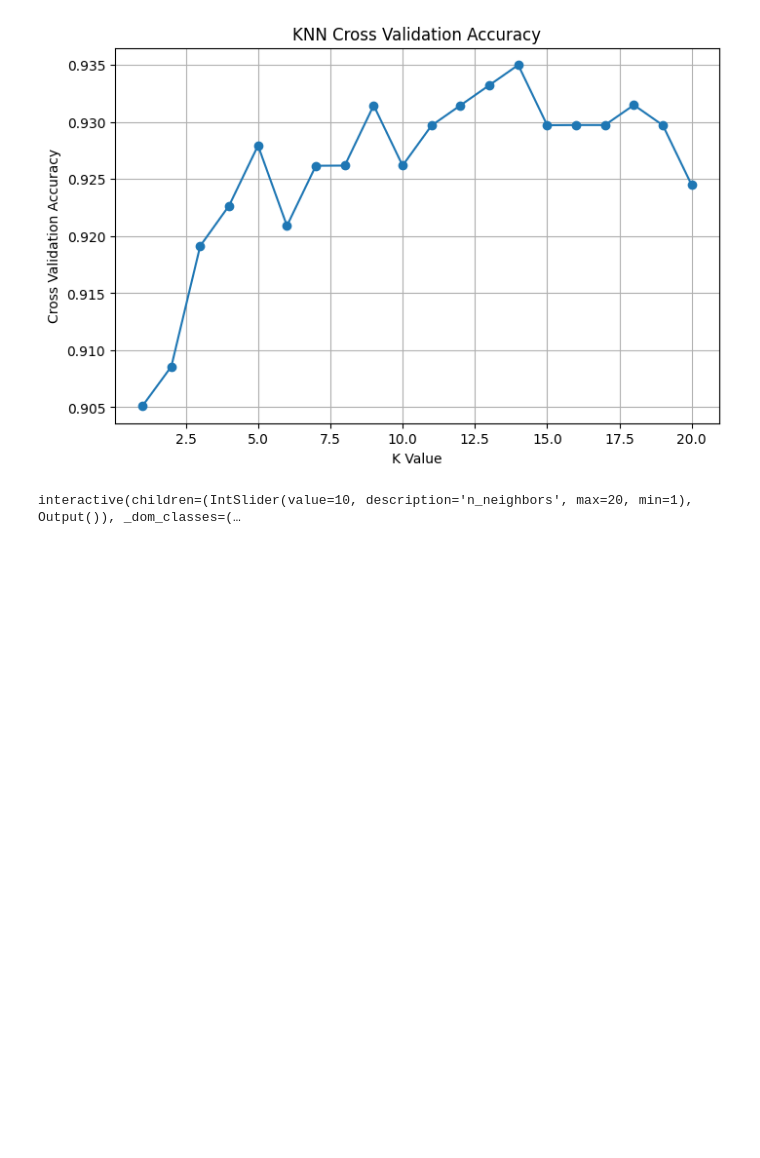
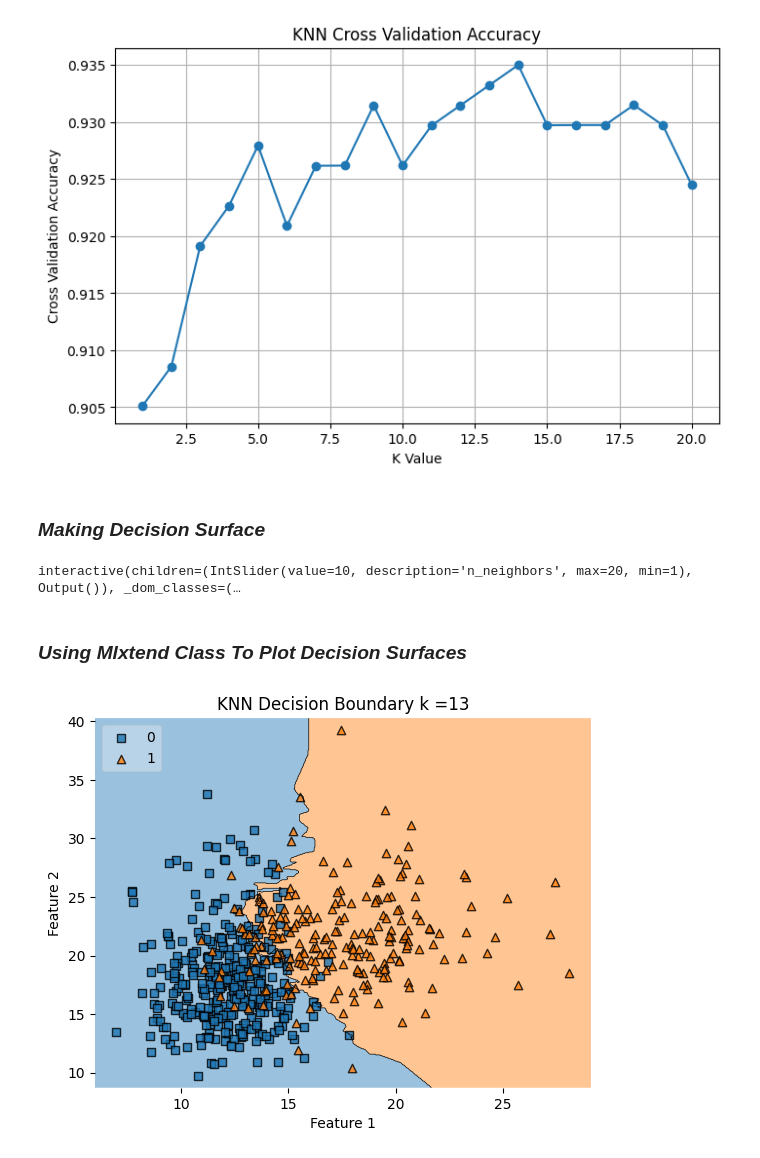
Before and after one commit to PradhumanSoni/Learn_ML, a Jupyter notebook: KNN/knn-on-breast-cancer-dataset.ipynb, the cells around one changed output. Saved outputs shown, nothing was run; the diff lists cells and outputs as text; code cells hidden in the pictures; blank space fills up the shorter version.

Commit message:
- Used mlxtend library plot_decision_regions class to plot decision surface after fitting KNN model

```diff
--- a/KNN/knn-on-breast-cancer-dataset.ipynb
+++ b/KNN/knn-on-breast-cancer-dataset.ipynb
@@ -163,6 +163,8 @@ plt.show()
 Best K value -> 14
 Best Cross Validation Accuracy -> 0.935010091600683
 [figure]
+# %% [markdown]
+### ***Making Decision Surface***
 # %%
 import numpy as np
 import matplotlib.pyplot as plt
@@ -209,3 +211,41 @@ y = cancer.target
 interact(plot_decision_boundaries, n_neighbors=(1, 20), data=fixed(X), labels=fixed(y));
 # %% [output]
 interactive(children=(IntSlider(value=10, description='n_neighbors', max=20, min=1), Output()), _dom_classes=(…
+# %% [markdown]
+### ***Using Mlxtend Class To Plot Decision Surfaces***
+# %%
+from mlxtend.plotting import plot_decision_regions
+from sklearn.preprocessing import LabelEncoder
+from sklearn.neighbors import KNeighborsClassifier
+import matplotlib.pyplot as plt
+import numpy as np
+
+# Features (only 2 columns)
+X = df.iloc[:,1:3]
+
+# Target
+y = df.iloc[:,0]
+
+# Encode labels
+encoder = LabelEncoder()
+y_encoded = encoder.fit_transform(y)
+
+# Train model
+knn = KNeighborsClassifier(n_neighbors=13)
+knn.fit(X, y_encoded)
+
+# Plot decision boundary
+plot_decision_regions(
+    np.array(X),
+    y_encoded,
+    clf=knn,
+    legend=2
+)
+
+plt.xlabel('Feature 1')
+plt.ylabel('Feature 2')
+plt.title('KNN Decision Boundary k =13')
+
+plt.show()
+# %% [output]
+[figure, added]
```
